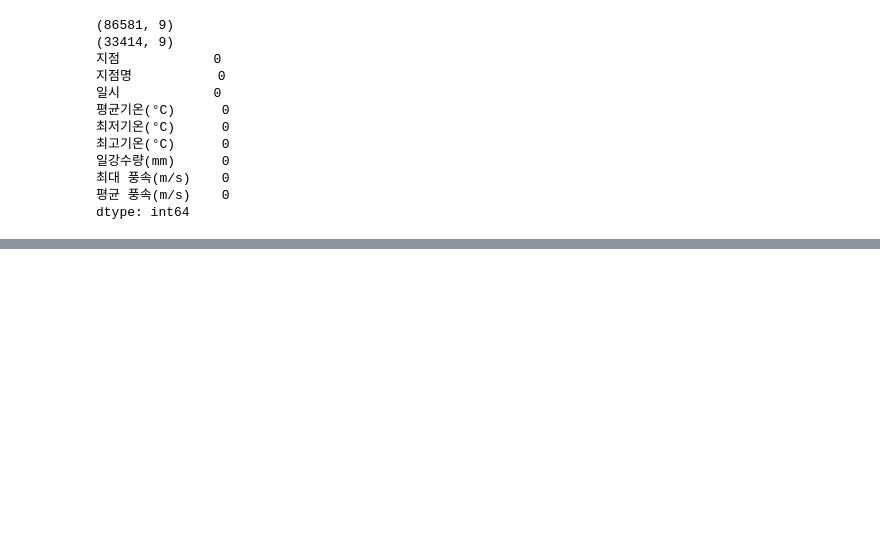
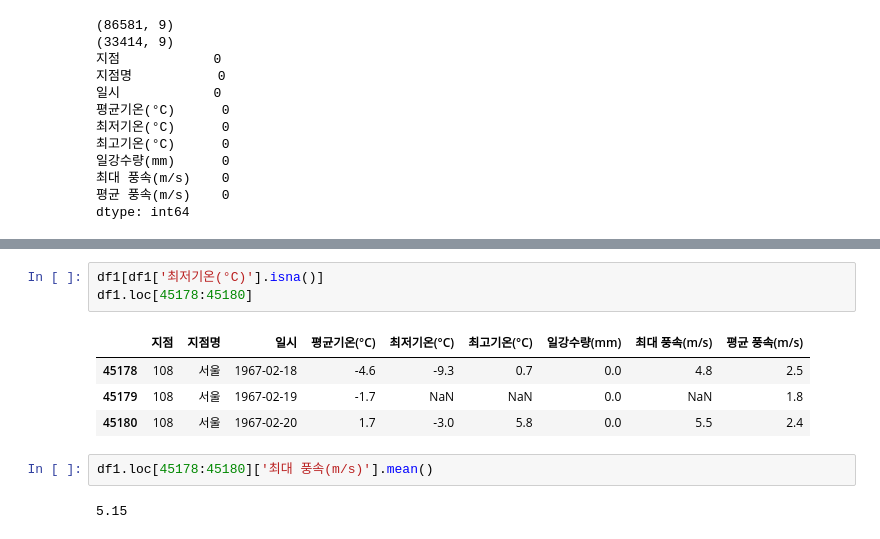
Before and after one commit to toughC/Python_Machine_Learning, a Jupyter notebook: 05_dataVisualization.ipynb, the cells around one changed output, grey strips where cells are left out. Saved outputs shown, nothing was run; the diff lists cells and outputs as text; blank space fills up the shorter version.

```diff
--- a/05_dataVisualization.ipynb
+++ b/05_dataVisualization.ipynb
@@ -173,0 +281,12 @@ dtype: int64
+# %%
+df1[df1['최저기온(°C)'].isna()]
+df1.loc[45178:45180]
+# %% [output]
+|  | 지점 | 지점명 | 일시 | 평균기온(°C) | 최저기온(°C) | 최고기온(°C) | 일강수량(mm) | 최대 풍속(m/s) | 평균 풍속(m/s) |
+| 45178 | 108 | 서울 | 1967-02-18 | -4.6 | -9.3 | 0.7 | 0.0 | 4.8 | 2.5 |
+| 45179 | 108 | 서울 | 1967-02-19 | -1.7 | NaN | NaN | 0.0 | NaN | 1.8 |
+| 45180 | 108 | 서울 | 1967-02-20 | 1.7 | -3.0 | 5.8 | 0.0 | 5.5 | 2.4 |
+# %%
+df1.loc[45178:45180]['최대 풍속(m/s)'].mean()
+# %% [output]
+5.15
```
Also changed, not shown: parts of 16 cells of this notebook.
